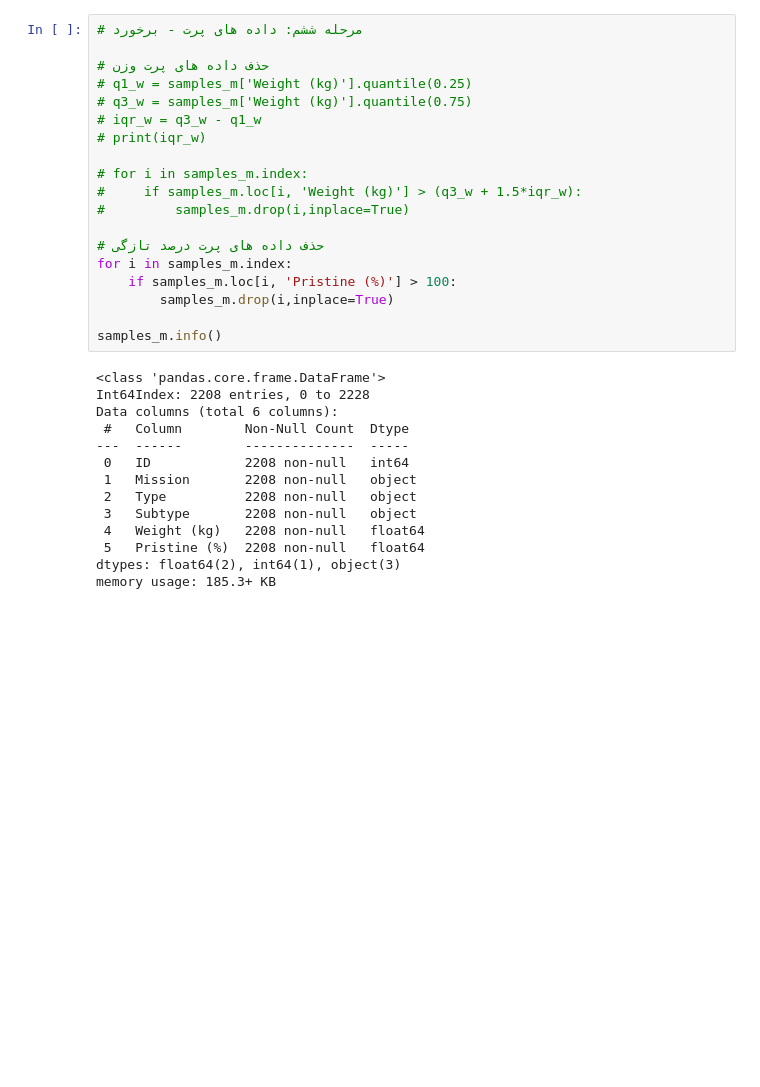
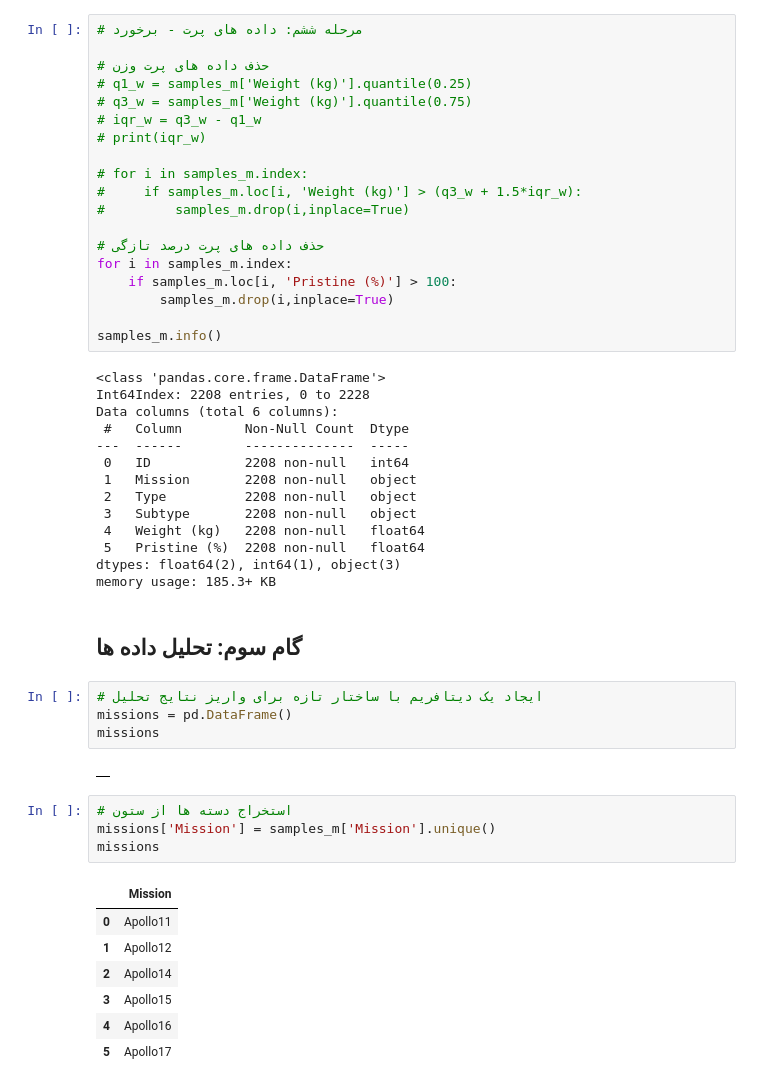
Before and after one commit to asefycom/pandas-project-based-course, a Jupyter notebook: rock-analysis.ipynb, the cells around one changed output. Saved outputs shown, nothing was run; the diff lists cells and outputs as text; blank space fills up the shorter version.

```diff
--- a/rock-analysis.ipynb
+++ b/rock-analysis.ipynb
@@ -157,3 +157,23 @@ Data columns (total 6 columns):
  5   Pristine (%)  2208 non-null   float64
 dtypes: float64(2), int64(1), object(3)
 memory usage: 185.3+ KB
+# %% [markdown]
+## گام سوم: تحلیل داده ها
+# %%
+# ایجاد یک دیتافریم با ساختار تازه برای واریز نتایج تحلیل
+missions = pd.DataFrame()
+missions
+# %% [output]
+|  |
+# %%
+# استخراج دسته ها از ستون
+missions['Mission'] = samples_m['Mission'].unique()
+missions
+# %% [output]
+|  | Mission |
+| 0 | Apollo11 |
+| 1 | Apollo12 |
+| 2 | Apollo14 |
+| 3 | Apollo15 |
+| 4 | Apollo16 |
+| 5 | Apollo17 |
```
Also changed, not shown: parts of 4 cells of this notebook.
